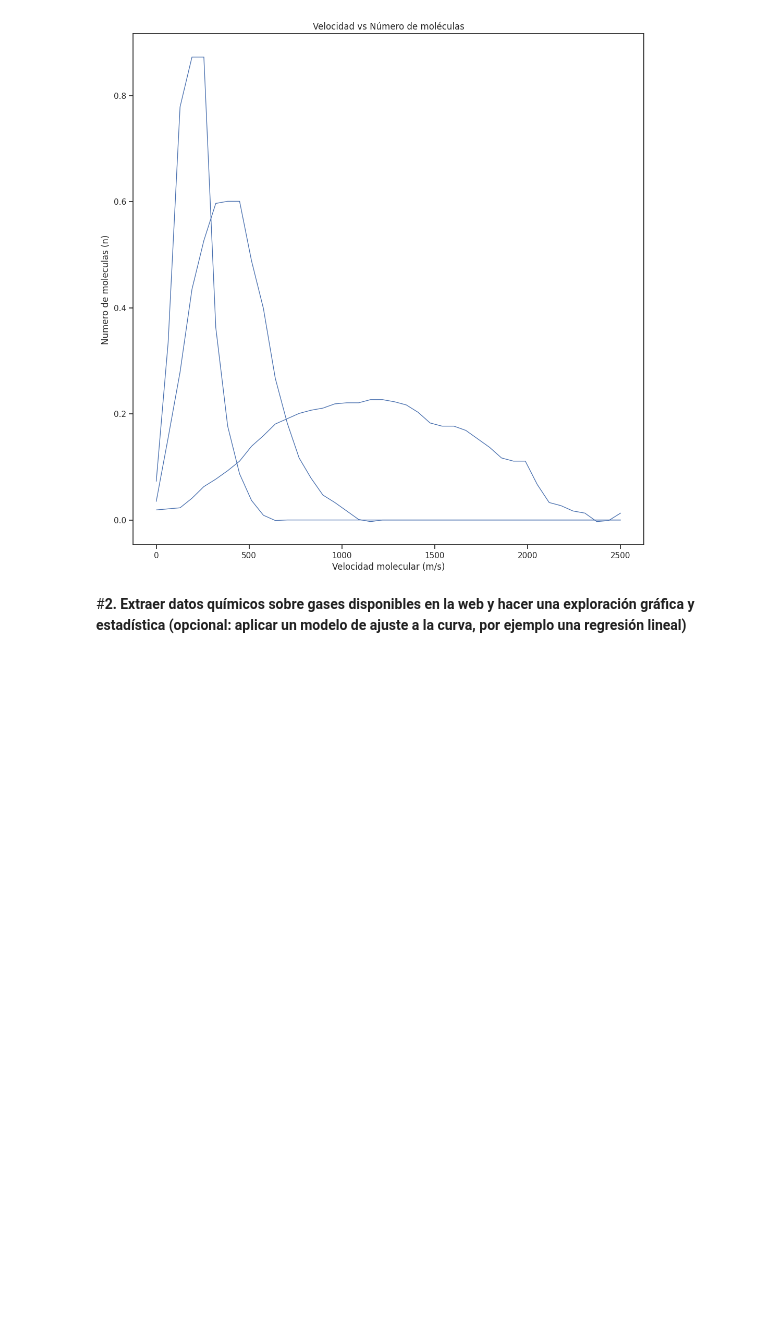
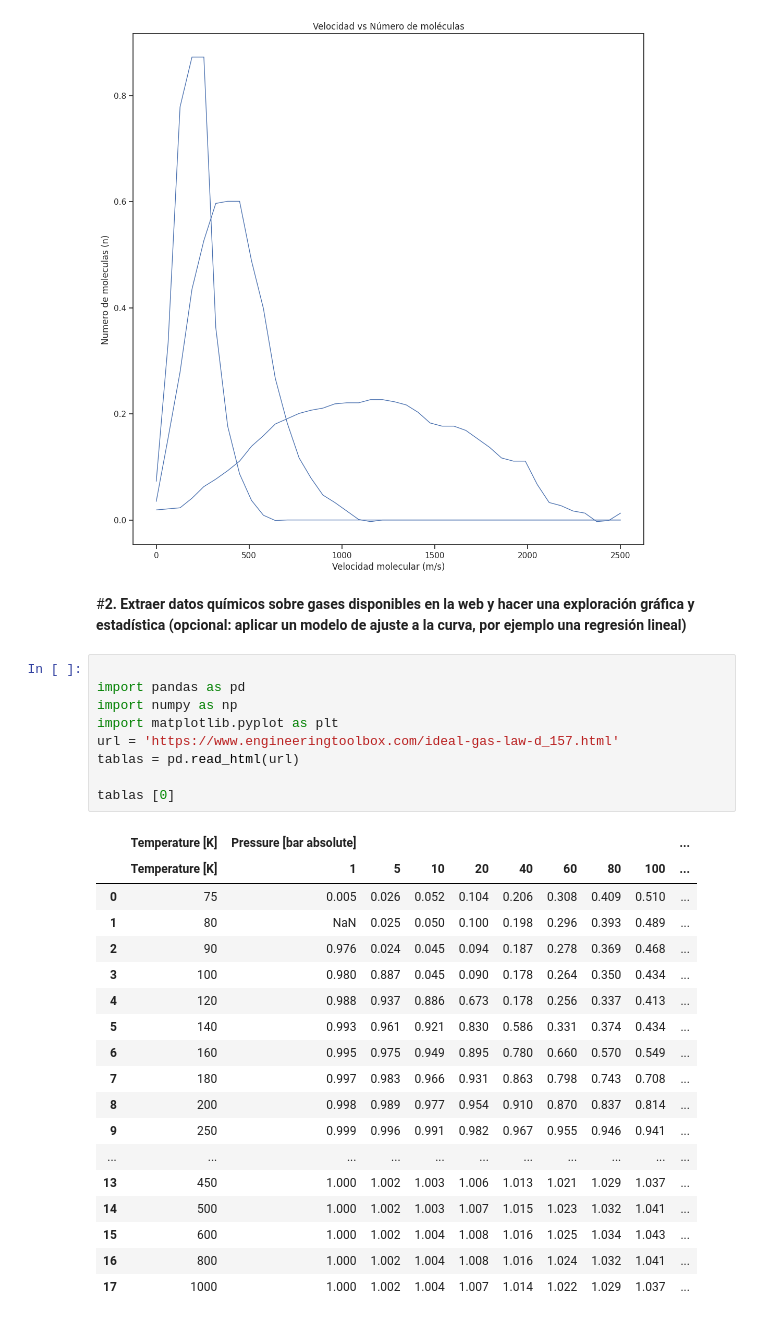
Before and after one commit to mrcastilla8/UNMSM, a Jupyter notebook: Gases_2.ipynb, the cells around one changed output. Saved outputs shown, nothing was run; the diff lists cells and outputs as text; blank space fills up the shorter version.

```diff
--- a/Gases_2.ipynb
+++ b/Gases_2.ipynb
@@ -159,4 +162,32 @@ plt.show()
 [figure]
 # %% [markdown]
 #**2. Extraer datos químicos sobre gases disponibles en la web y hacer una exploración gráfica y estadística (opcional: aplicar un modelo de ajuste a la curva, por ejemplo una regresión lineal)**
+# %%
+
+import pandas as pd
+import numpy as np
+import matplotlib.pyplot as plt
+url = 'https://www.engineeringtoolbox.com/ideal-gas-law-d_157.html'
+tablas = pd.read_html(url)
+
+tablas [0]
+# %% [output]
+|  | Temperature [K] | Pressure [bar absolute] |  |  |  |  |  |  |  | ... |
+|  | Temperature [K] | 1 | 5 | 10 | 20 | 40 | 60 | 80 | 100 | ... |
+| 0 | 75 | 0.005 | 0.026 | 0.052 | 0.104 | 0.206 | 0.308 | 0.409 | 0.510 | ... |
+| 1 | 80 | NaN | 0.025 | 0.050 | 0.100 | 0.198 | 0.296 | 0.393 | 0.489 | ... |
+| 2 | 90 | 0.976 | 0.024 | 0.045 | 0.094 | 0.187 | 0.278 | 0.369 | 0.468 | ... |
+| 3 | 100 | 0.980 | 0.887 | 0.045 | 0.090 | 0.178 | 0.264 | 0.350 | 0.434 | ... |
+| 4 | 120 | 0.988 | 0.937 | 0.886 | 0.673 | 0.178 | 0.256 | 0.337 | 0.413 | ... |
+| 5 | 140 | 0.993 | 0.961 | 0.921 | 0.830 | 0.586 | 0.331 | 0.374 | 0.434 | ... |
+| 6 | 160 | 0.995 | 0.975 | 0.949 | 0.895 | 0.780 | 0.660 | 0.570 | 0.549 | ... |
+| 7 | 180 | 0.997 | 0.983 | 0.966 | 0.931 | 0.863 | 0.798 | 0.743 | 0.708 | ... |
+| 8 | 200 | 0.998 | 0.989 | 0.977 | 0.954 | 0.910 | 0.870 | 0.837 | 0.814 | ... |
+| 9 | 250 | 0.999 | 0.996 | 0.991 | 0.982 | 0.967 | 0.955 | 0.946 | 0.941 | ... |
+| ... | ... | ... | ... | ... | ... | ... | ... | ... | ... | ... |
+| 13 | 450 | 1.000 | 1.002 | 1.003 | 1.006 | 1.013 | 1.021 | 1.029 | 1.037 | ... |
+| 14 | 500 | 1.000 | 1.002 | 1.003 | 1.007 | 1.015 | 1.023 | 1.032 | 1.041 | ... |
+| 15 | 600 | 1.000 | 1.002 | 1.004 | 1.008 | 1.016 | 1.025 | 1.034 | 1.043 | ... |
+| 16 | 800 | 1.000 | 1.002 | 1.004 | 1.008 | 1.016 | 1.024 | 1.032 | 1.041 | ... |
+| 17 | 1000 | 1.000 | 1.002 | 1.004 | 1.007 | 1.014 | 1.022 | 1.029 | 1.037 | ... |
 # %%
```
Also changed, not shown: parts of 7 cells of this notebook.
